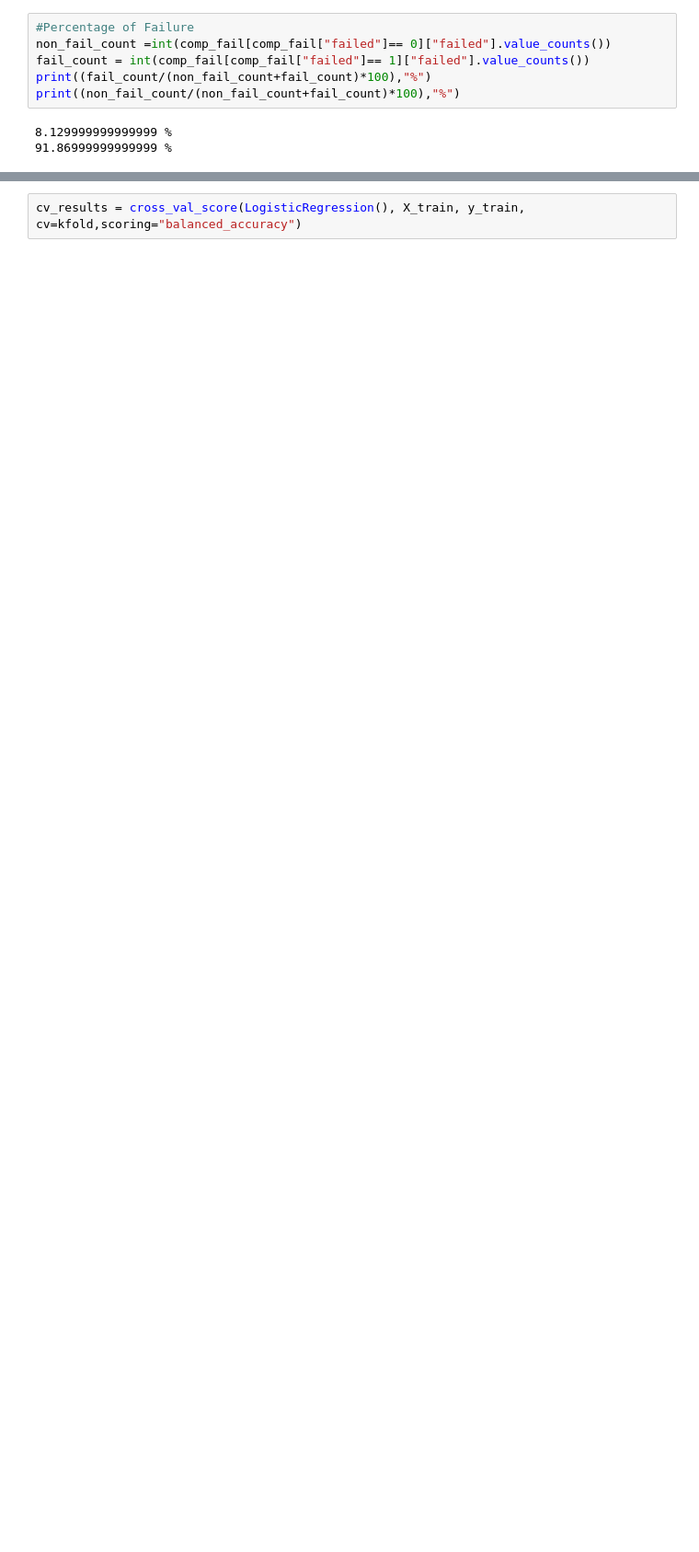
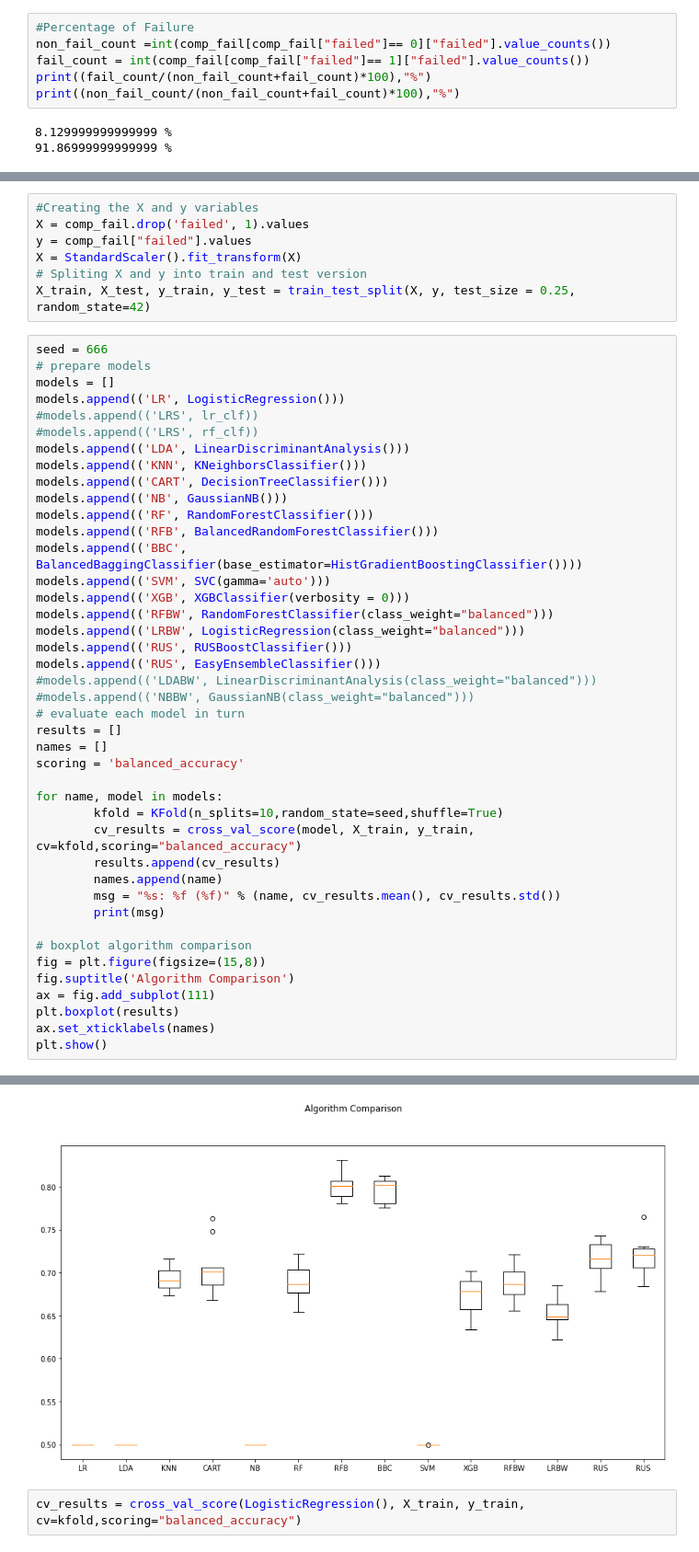
Before and after one commit to niltecedu/IEEE_GSC, a Jupyter notebook: ieee_notebook.ipynb, the cells around one changed output, grey strips where cells are left out. Shown: that part at 92% size. Cells and saved outputs as stored; diff of their text form; blank space fills up the shorter version.

Commit message:
Standardised the data

```diff
--- a/ieee_notebook.ipynb
+++ b/ieee_notebook.ipynb
@@ -191,0 +259,50 @@ XGB: 0.940533 (0.005608)
+# %%
+#Creating the X and y variables
+X = comp_fail.drop('failed', 1).values
+y = comp_fail["failed"].values
+X = StandardScaler().fit_transform(X)
+# Spliting X and y into train and test version
+X_train, X_test, y_train, y_test = train_test_split(X, y, test_size = 0.25, random_state=42)
+# %%
+seed = 666
+# prepare models
+models = []
+models.append(('LR', LogisticRegression()))
+#models.append(('LRS', lr_clf))
+#models.append(('LRS', rf_clf))
+models.append(('LDA', LinearDiscriminantAnalysis()))
+models.append(('KNN', KNeighborsClassifier()))
+models.append(('CART', DecisionTreeClassifier()))
+models.append(('NB', GaussianNB()))
+models.append(('RF', RandomForestClassifier()))
+models.append(('RFB', BalancedRandomForestClassifier()))
+models.append(('BBC', BalancedBaggingClassifier(base_estimator=HistGradientBoostingClassifier())))
+models.append(('SVM', SVC(gamma='auto')))
+models.append(('XGB', XGBClassifier(verbosity = 0)))
+models.append(('RFBW', RandomForestClassifier(class_weight="balanced")))
+models.append(('LRBW', LogisticRegression(class_weight="balanced")))
+models.append(('RUS', RUSBoostClassifier()))
+models.append(('RUS', EasyEnsembleClassifier()))
+#models.append(('LDABW', LinearDiscriminantAnalysis(class_weight="balanced")))
+#models.append(('NBBW', GaussianNB(class_weight="balanced")))
+# evaluate each model in turn
+results = []
+names = []
+scoring = 'balanced_accuracy'
+
+for name, model in models:
+        kfold = KFold(n_splits=10,random_state=seed,shuffle=True)
+        cv_results = cross_val_score(model, X_train, y_train, cv=kfold,scoring="balanced_accuracy")
+        results.append(cv_results)
+        names.append(name)
+        msg = "%s: %f (%f)" % (name, cv_results.mean(), cv_results.std())
+        print(msg)
+
+# boxplot algorithm comparison
+fig = plt.figure(figsize=(15,8))
+fig.suptitle('Algorithm Comparison')
+ax = fig.add_subplot(111)
+plt.boxplot(results)
+ax.set_xticklabels(names)
+plt.show()
+# %% [output]
@@ -192,2 +323,3 @@ XGB: 0.940533 (0.005608)
+[figure, added]
 # %%
 cv_results = cross_val_score(LogisticRegression(), X_train, y_train, cv=kfold,scoring="balanced_accuracy")
```
Also changed, not shown: parts of 9 cells of this notebook.
